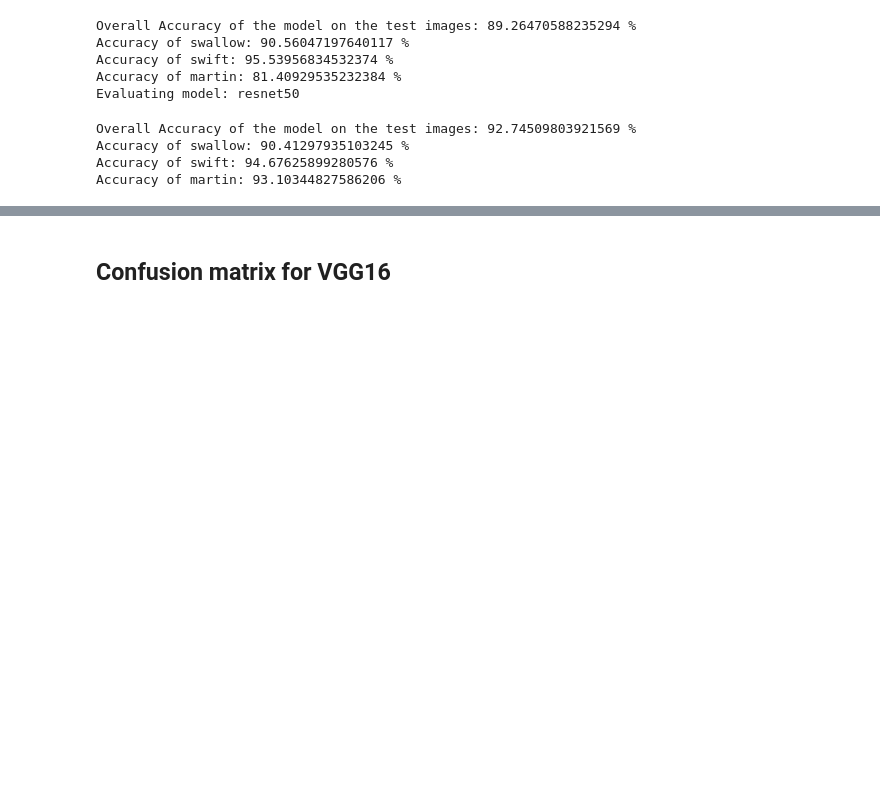
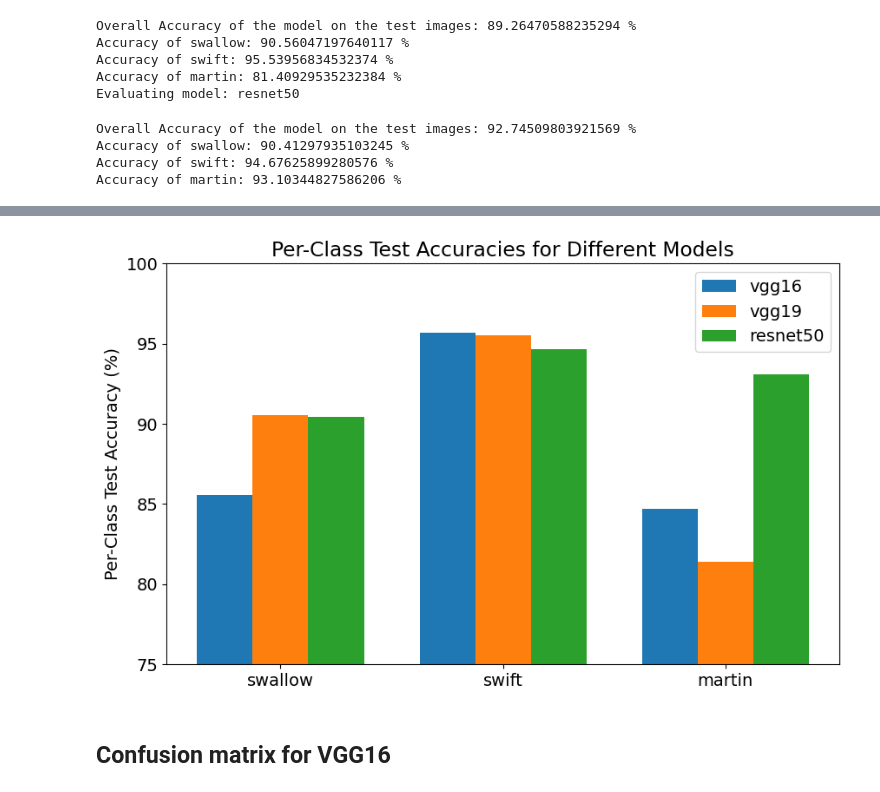
Before and after one commit to jgbeni/BirdPics, a Jupyter notebook: N3_model_evaluation.ipynb, the cells around one changed output, grey strips where cells are left out. Cells and saved outputs as stored; diff of their text form; code cells hidden in the pictures; blank space fills up the shorter version.

```diff
--- a/N3_model_evaluation.ipynb
+++ b/N3_model_evaluation.ipynb
@@ -1,7 +1,7 @@
 # %% [markdown]
 # Prerequisites
 # %%
-colab = False
+colab = True
 if colab:
     !git clone https://github.com/jgbeni/BirdPics.git
     !mv BirdPics/utils .
@@ -107,16 +119,21 @@ plt.show()
 # %%
 #Plot per-class accuracies
+classes = ['swallow', 'swift', 'martin']
+
 plt.figure(figsize=(10,6))
+plt.rcParams['font.size'] = 14
 bar_width = 0.25
 x = np.arange(len(np.unique(Y_test)))
 for i in range(len(model_names)):
     plt.bar(x + i*bar_width, all_class_acc[i,:], width=bar_width, label=model_names[i])
-plt.xticks(x + bar_width, [f'Class {j}' for j in range(len(np.unique(Y_test)))])
-plt.ylim(0, 100)
+plt.xticks(x + bar_width, classes)
+plt.ylim(75, 100)
 plt.ylabel('Per-Class Test Accuracy (%)')
 plt.title('Per-Class Test Accuracies for Different Models')
-plt.legend()
+plt.legend(loc='upper right')
 plt.show()
+# %% [output]
+[figure, added]
 # %% [markdown]
 ## Confusion matrix for VGG16
 # %%
```
Also changed, not shown: parts of 7 cells of this notebook.
